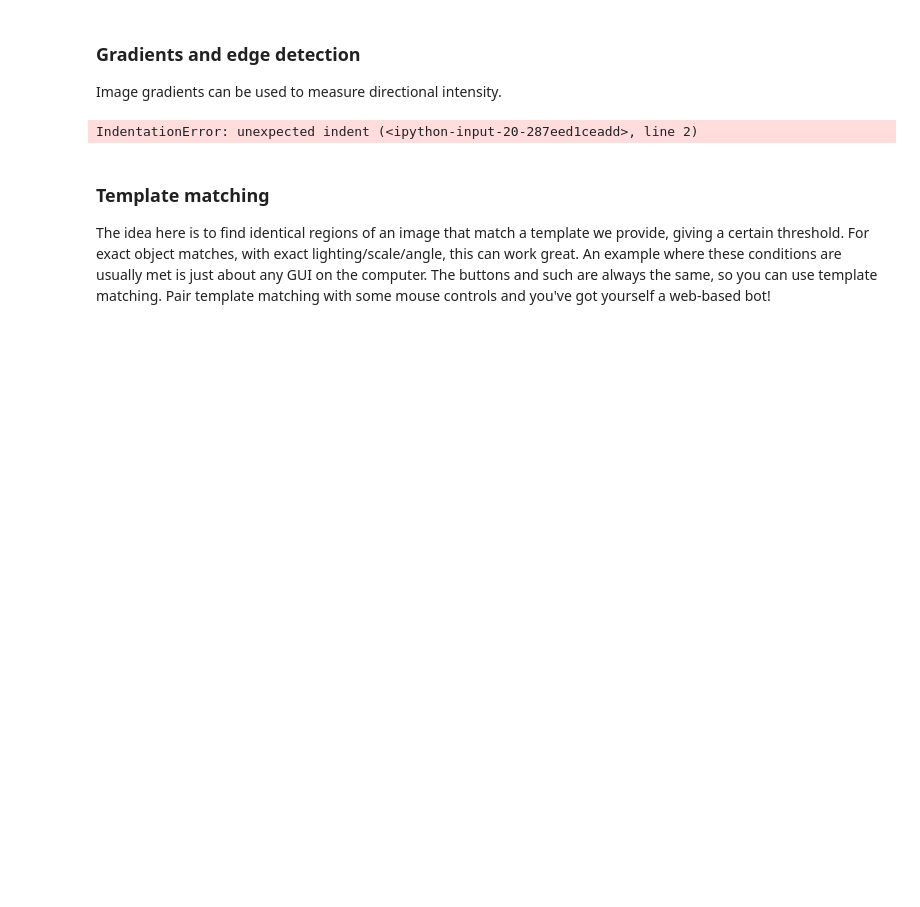
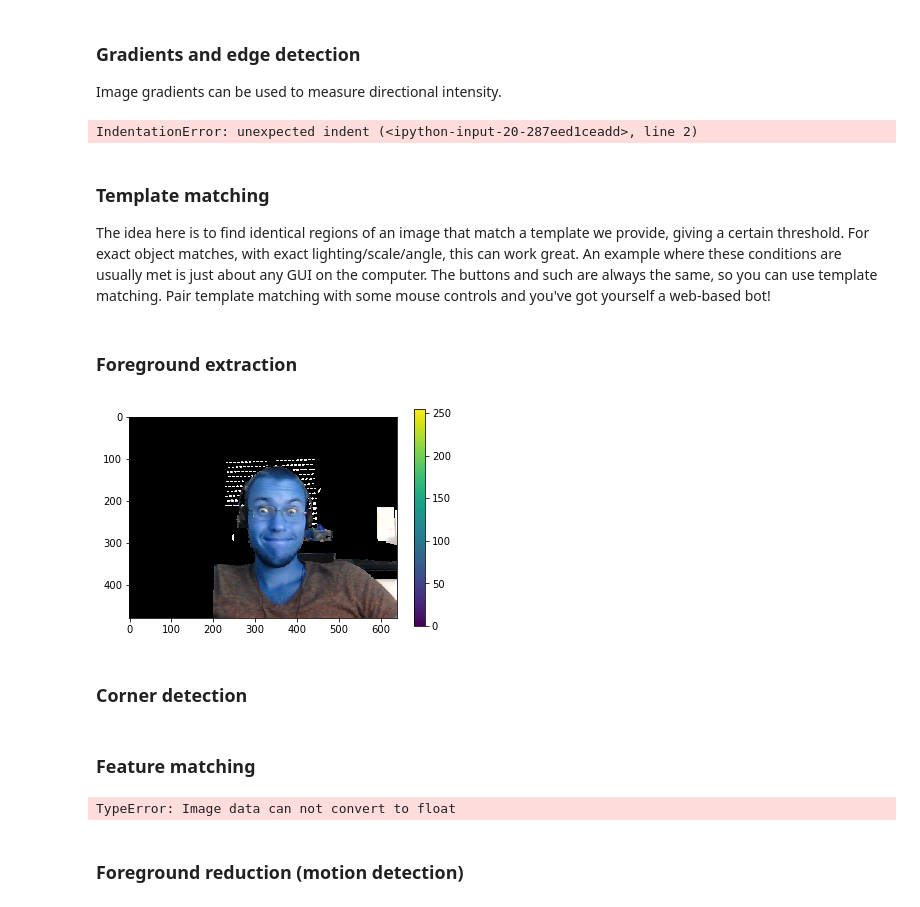
Before and after one commit to KubeljK/Studirium, a Jupyter notebook: Image_processing/Image_processing_notes.ipynb, the cells around one changed output. Drawn from its saved outputs; the diff is of its cells as text; code cells hidden in the pictures; blank space fills up the shorter version.

```diff
--- a/Image_processing/Image_processing_notes.ipynb
+++ b/Image_processing/Image_processing_notes.ipynb
@@ -276,0 +271,26 @@ sdfdsfA
+# %% [markdown]
+### Foreground extraction
+# %%
+import numpy as np
+import cv2
+from matplotlib import pyplot as plt
+
+img = cv2.imread('images/face.jpg')
+mask = np.zeros(img.shape[:2],np.uint8)
+
+bgdModel = np.zeros((1,65),np.float64)
+fgdModel = np.zeros((1,65),np.float64)
+
+rect = (200,100,500,400)
+
+cv2.grabCut(img,mask,rect,bgdModel,fgdModel,5,cv2.GC_INIT_WITH_RECT)
+mask2 = np.where((mask==2)|(mask==0),0,1).astype('uint8')
+img = img*mask2[:,:,np.newaxis]
+
+plt.imshow(img)
+plt.colorbar()
+plt.show()
+# %% [output]
+[figure, added]
+# %% [markdown]
+### Corner detection
@@ -276,0 +315,32 @@ sdfdsfA
+# %% [markdown]
+### Feature matching
+# %%
+import numpy as np
+import cv2
+import matplotlib.pyplot as plt
+
+img1 = cv2.imread('pillow.jpg',0)
+img2 = cv2.imread('pile.jpg',0)
+
+#detector
+orb = cv2.ORB_create()
+
+#find key points and their descriptors
+kp1, des1 = orb.detectAndCompute(img1,None)
+kp2, des2 = orb.detectAndCompute(img2,None)
+
+#BFMatcher object
+bf = cv2.BFMatcher(cv2.NORM_HAMMING, crossCheck=True)
+
+#sorted matches of the descriptors
+matches = bf.match(des1,des2)
+matches = sorted(matches, key = lambda x:x.distance)
+
+#draw and plot
+img3 = cv2.drawMatches(img1,kp1,img2,kp2,matches[:10],None, flags=2)
+plt.imshow(img3)
+plt.show()
+# %% [output]
+TypeError: Image data can not convert to float
+# %% [markdown]
+### Foreground reduction (motion detection)
```
Also changed, not shown: parts of 8 cells of this notebook, 6 other files.
